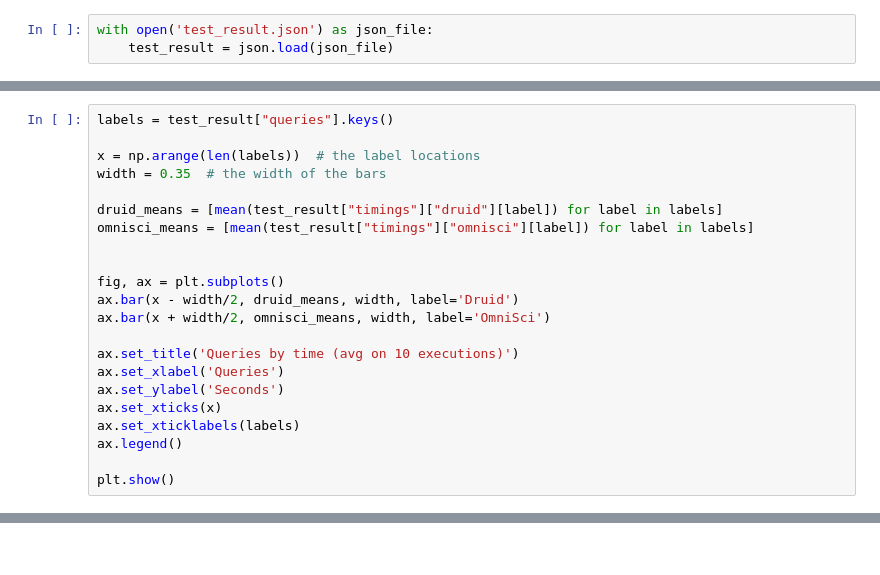
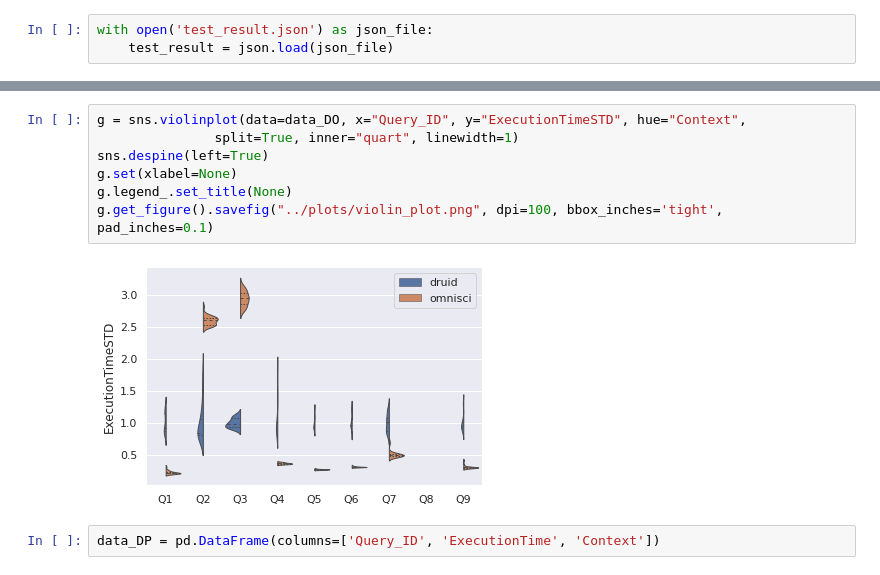
Before and after one commit to emanueledomingo/computer-science-thesis, a Jupyter notebook: notebooks/05_plot_results.ipynb, the cells around one changed output, grey strips where cells are left out. Saved outputs shown, nothing was run; the diff lists cells and outputs as text.

```diff
--- a/notebooks/05_plot_results.ipynb
+++ b/notebooks/05_plot_results.ipynb
@@ -38,22 +14,0 @@ plt.show()
-# %%
-labels = test_result["queries"].keys()
-
-x = np.arange(len(labels))  # the label locations
-width = 0.35  # the width of the bars
-
-druid_means = [mean(test_result["timings"]["druid"][label]) for label in labels]
-omnisci_means = [mean(test_result["timings"]["omnisci"][label]) for label in labels]
-
-
-fig, ax = plt.subplots()
-ax.bar(x - width/2, druid_means, width, label='Druid')
-ax.bar(x + width/2, omnisci_means, width, label='OmniSci')
-
-ax.set_title('Queries by time (avg on 10 executions)')
-ax.set_xlabel('Queries')
-ax.set_ylabel('Seconds')
-ax.set_xticks(x)
-ax.set_xticklabels(labels)
-ax.legend()
-
-plt.show()
@@ -83,0 +73,11 @@ data
+# %%
+g = sns.violinplot(data=data_DO, x="Query_ID", y="ExecutionTimeSTD", hue="Context",
+               split=True, inner="quart", linewidth=1)
+sns.despine(left=True)
+g.set(xlabel=None)
+g.legend_.set_title(None)
+g.get_figure().savefig("../plots/violin_plot.png", dpi=100, bbox_inches='tight', pad_inches=0.1)
+# %% [output]
+[figure, added]
+# %%
+data_DP = pd.DataFrame(columns=['Query_ID', 'ExecutionTime', 'Context'])
```
Also changed, not shown: parts of 15 cells of this notebook, 8 other files.
